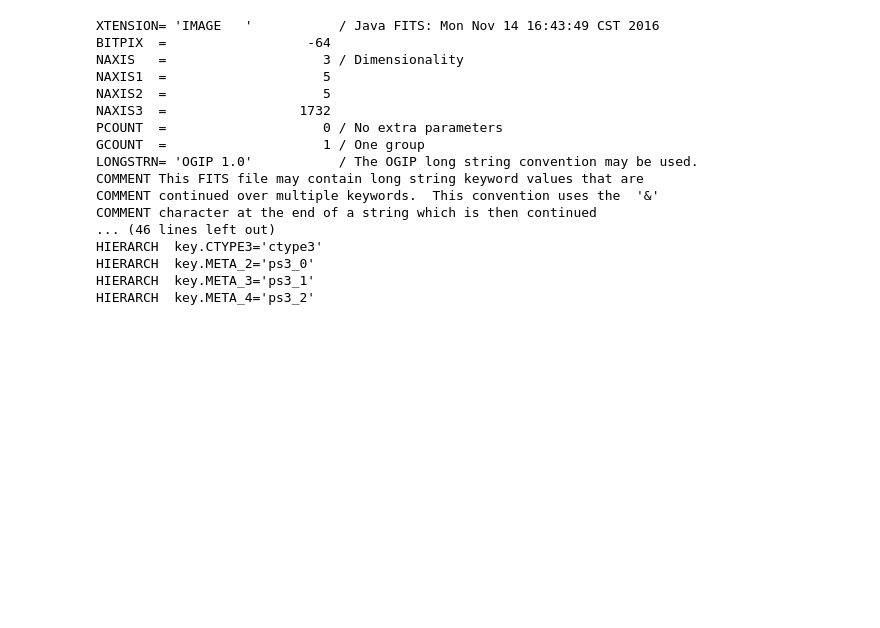
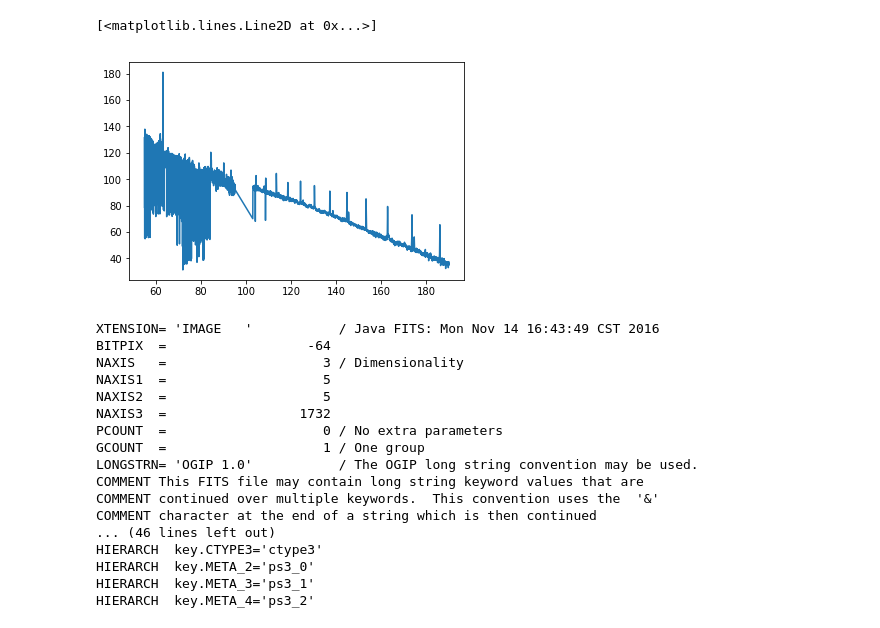
Before and after one commit to yaolun/misc, a Jupyter notebook: cops-spire reduction inspection.ipynb, the cells around one changed output. Saved outputs shown, nothing was run; the diff lists cells and outputs as text; code cells hidden in the pictures; blank space fills up the shorter version.

```diff
--- a/cops-spire reduction inspection.ipynb
+++ b/cops-spire reduction inspection.ipynb
@@ -50,2 +461,11 @@ img
+# %%
+from astropy.io import ascii
+import numpy as np
+import matplotlib.pyplot as plt
+data = ascii.read('/home/bettyjo/yaolun/test/DKCha/pacs/data/DKCha_pacs_weighted.txt')
+plt.plot(data['Wavelength(um)'], data['Flux_Density(Jy)'])
+# %% [output]
+[<matplotlib.lines.Line2D at 0x...>]
+[figure, added]
 # %%
 # inspect the pacs cube
```
Also changed, not shown: parts of 9 cells of this notebook.
